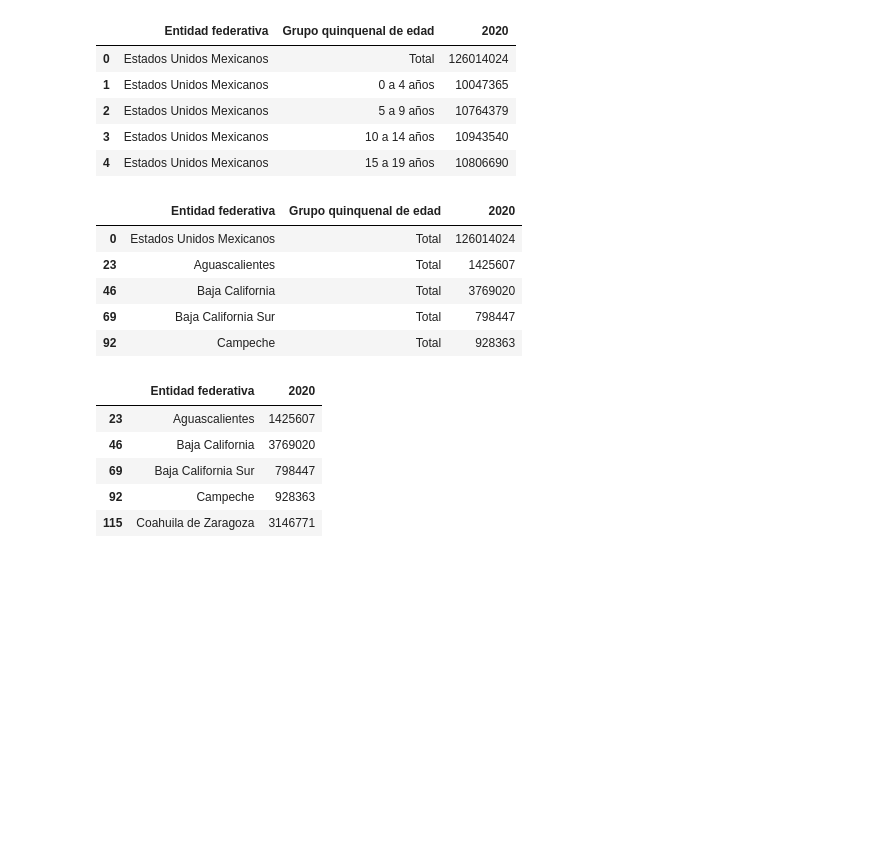
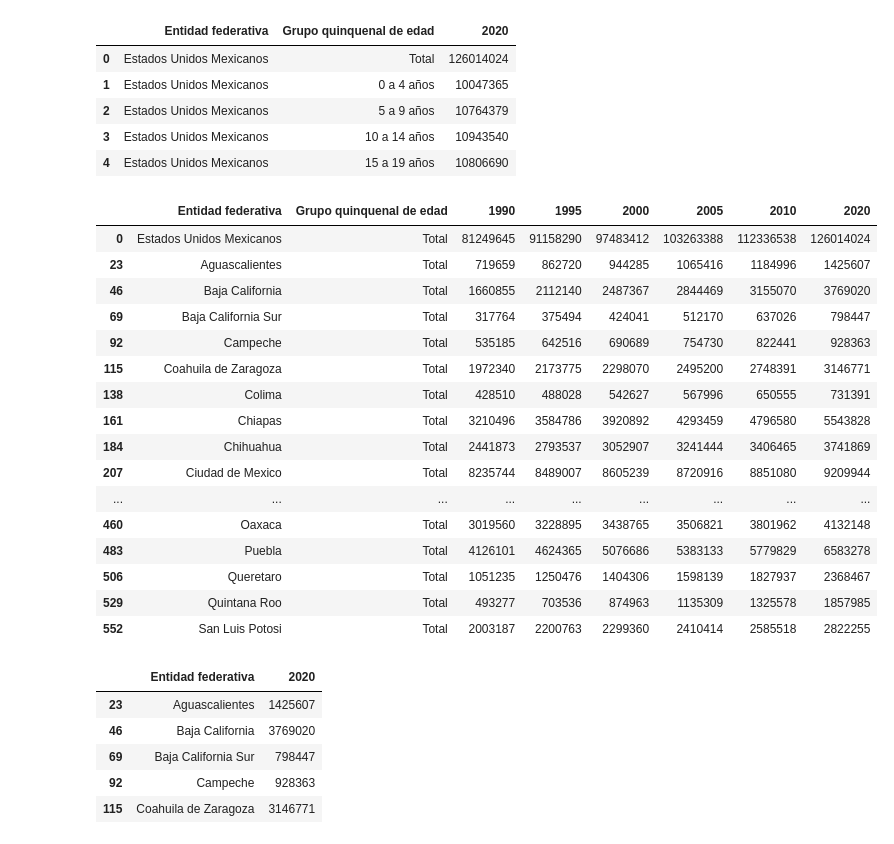
Before and after one commit to robmir22/Project1_Pygmalion, a Jupyter notebook: Project_Pygmalion.ipynb, the cells around one changed output. Cells and saved outputs as stored; diff of their text form; code cells hidden in the pictures; blank space fills up the shorter version.

Commit message:
Coahuila-gate

```diff
--- a/Project_Pygmalion.ipynb
+++ b/Project_Pygmalion.ipynb
@@ -205,14 +200,25 @@ census.head()
 | 4 | Estados Unidos Mexicanos | 15 a 19 años | 10806690 |
 # %%
 census_new = census.loc[census["Grupo quinquenal de edad"] == "Total"]
-census_new.head()
+census_new.head(25)
 # %% [output]
-|  | Entidad federativa | Grupo quinquenal de edad | 2020 |
-| 0 | Estados Unidos Mexicanos | Total | 126014024 |
-| 23 | Aguascalientes | Total | 1425607 |
-| 46 | Baja California | Total | 3769020 |
-| 69 | Baja California Sur | Total | 798447 |
-| 92 | Campeche | Total | 928363 |
+|  | Entidad federativa | Grupo quinquenal de edad | 1990 | 1995 | 2000 | 2005 | 2010 | 2020 |
+| 0 | Estados Unidos Mexicanos | Total | 81249645 | 91158290 | 97483412 | 103263388 | 112336538 | 126014024 |
+| 23 | Aguascalientes | Total | 719659 | 862720 | 944285 | 1065416 | 1184996 | 1425607 |
+| 46 | Baja California | Total | 1660855 | 2112140 | 2487367 | 2844469 | 3155070 | 3769020 |
+| 69 | Baja California Sur | Total | 317764 | 375494 | 424041 | 512170 | 637026 | 798447 |
+| 92 | Campeche | Total | 535185 | 642516 | 690689 | 754730 | 822441 | 928363 |
+| 115 | Coahuila de Zaragoza | Total | 1972340 | 2173775 | 2298070 | 2495200 | 2748391 | 3146771 |
+| 138 | Colima | Total | 428510 | 488028 | 542627 | 567996 | 650555 | 731391 |
+| 161 | Chiapas | Total | 3210496 | 3584786 | 3920892 | 4293459 | 4796580 | 5543828 |
+| 184 | Chihuahua | Total | 2441873 | 2793537 | 3052907 | 3241444 | 3406465 | 3741869 |
+| 207 | Ciudad de Mexico | Total | 8235744 | 8489007 | 8605239 | 8720916 | 8851080 | 9209944 |
+| ... | ... | ... | ... | ... | ... | ... | ... | ... |
+| 460 | Oaxaca | Total | 3019560 | 3228895 | 3438765 | 3506821 | 3801962 | 4132148 |
+| 483 | Puebla | Total | 4126101 | 4624365 | 5076686 | 5383133 | 5779829 | 6583278 |
+| 506 | Queretaro | Total | 1051235 | 1250476 | 1404306 | 1598139 | 1827937 | 2368467 |
+| 529 | Quintana Roo | Total | 493277 | 703536 | 874963 | 1135309 | 1325578 | 1857985 |
+| 552 | San Luis Potosi | Total | 2003187 | 2200763 | 2299360 | 2410414 | 2585518 | 2822255 |
 # %%
 census_final = census_new.loc[census_new["Entidad federativa"] != "Estados Unidos Mexicanos", ["Entidad federativa", "2020"] ]
 census_final.head()
```
Also changed, not shown: parts of 4 cells of this notebook, 2 other files.
